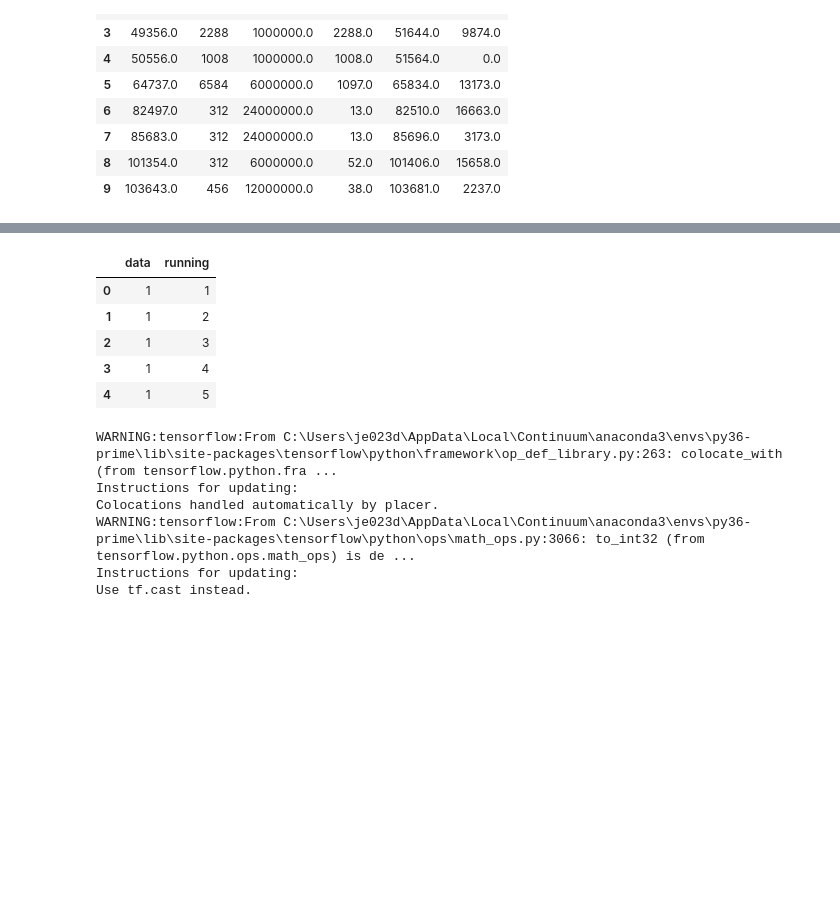
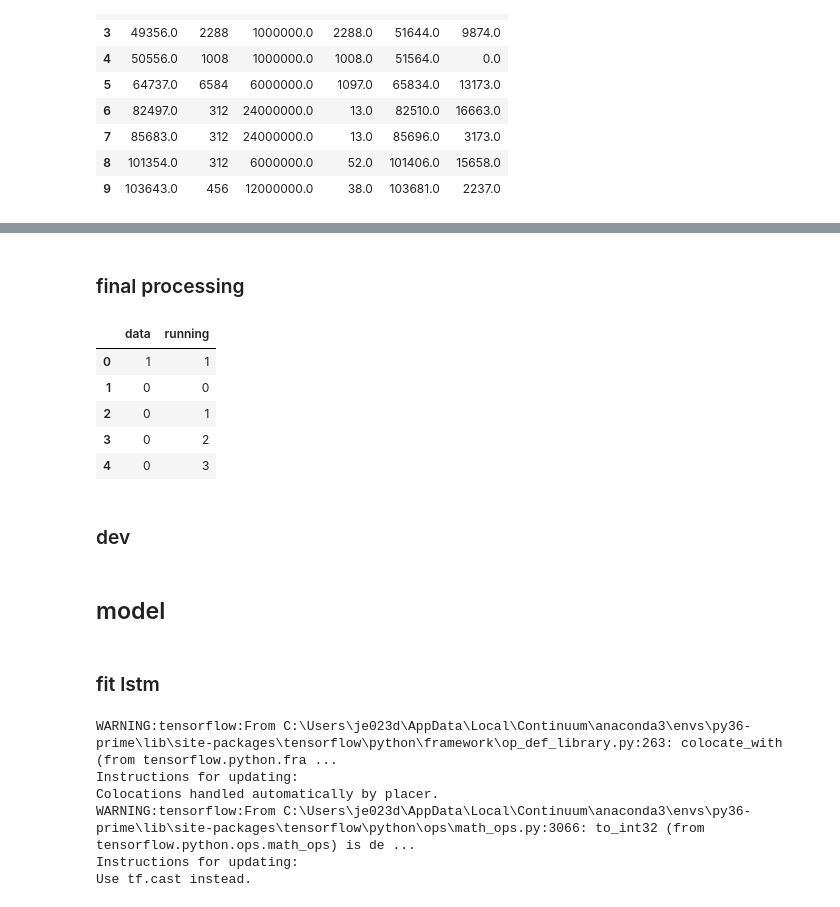
Before and after one commit to tjbergst/data-parsing, a Jupyter notebook: zerina-project.ipynb, the cells around one changed output, grey strips where cells are left out. Drawn from its saved outputs; the diff is of its cells as text; code cells hidden in the pictures; blank space fills up the shorter version.

```diff
--- a/zerina-project.ipynb
+++ b/zerina-project.ipynb
@@ -69,3 +80,16 @@ for row in tqdm_notebook(df[['on_time','off_time']].iloc[1:].itertuples(), total
     data_list.extend([0 for i in range(int(row.off_time))])
 # %% [output]
 [interactive output not drawn]
+# %%
+# this method is unncessary complicated, but it runs twice as fast..
+data_list = [
+    item for sublist in
+    [
+        [1 for i in range(int(row.on_time))] + [0 for i in range(int(row.off_time))]
+        for row in tqdm_notebook(
+            df[['on_time','off_time']].iloc[1:].itertuples(),
+            total=df.shape[0]-1
+        )
+    ]
+    for item in sublist
+]
@@ -71,0 +102,11 @@ for row in tqdm_notebook(df[['on_time','off_time']].iloc[1:].itertuples(), total
+# %%
+# reshape into rows of 10, take mean of each row to create new array
+down_sample_factor = 10
+
+data_list_down10 = (
+    data_list
+    .reshape(-1, down_sample_factor)
+    .mean(axis=1, dtype='int')
+)
+
+assert len(data_list) / len(data_list_down10) == down_sample_factor
@@ -74,7 +117,7 @@ prev = 1
 same_state_count = 0
 running_total = []
 
-for val in tqdm_notebook(data_list):
+for val in tqdm_notebook(data_list_down10):
 
     # if same
     if (val - prev) == 0:
@@ -94,20 +159,29 @@ for val in tqdm_notebook(data_list):
+# %% [markdown]
+### final processing
 # %%
 wdf = pd.DataFrame({
-    'data':data_list,
+    #'data':data_list,
+    'data':data_list_down10,
     'running':running_total
 })
 
 wdf.head()
 # %% [output]
 |  | data | running |
 | 0 | 1 | 1 |
-| 1 | 1 | 2 |
-| 2 | 1 | 3 |
-| 3 | 1 | 4 |
-| 4 | 1 | 5 |
+| 1 | 0 | 0 |
+| 2 | 0 | 1 |
+| 3 | 0 | 2 |
+| 4 | 0 | 3 |
 # %%
 X = wdf.values[:-1]
 y = wdf.data.values[1:]
+# %% [markdown]
+### dev
+# %% [markdown]
+## model
+# %% [markdown]
+### fit lstm
 # %%
 def fit_lstm(trainx, trainy, batch_size=1, nb_epoch=3000, neurons=4):
     X, y = trainx, trainy
```
Also changed, not shown: parts of 17 cells of this notebook.
